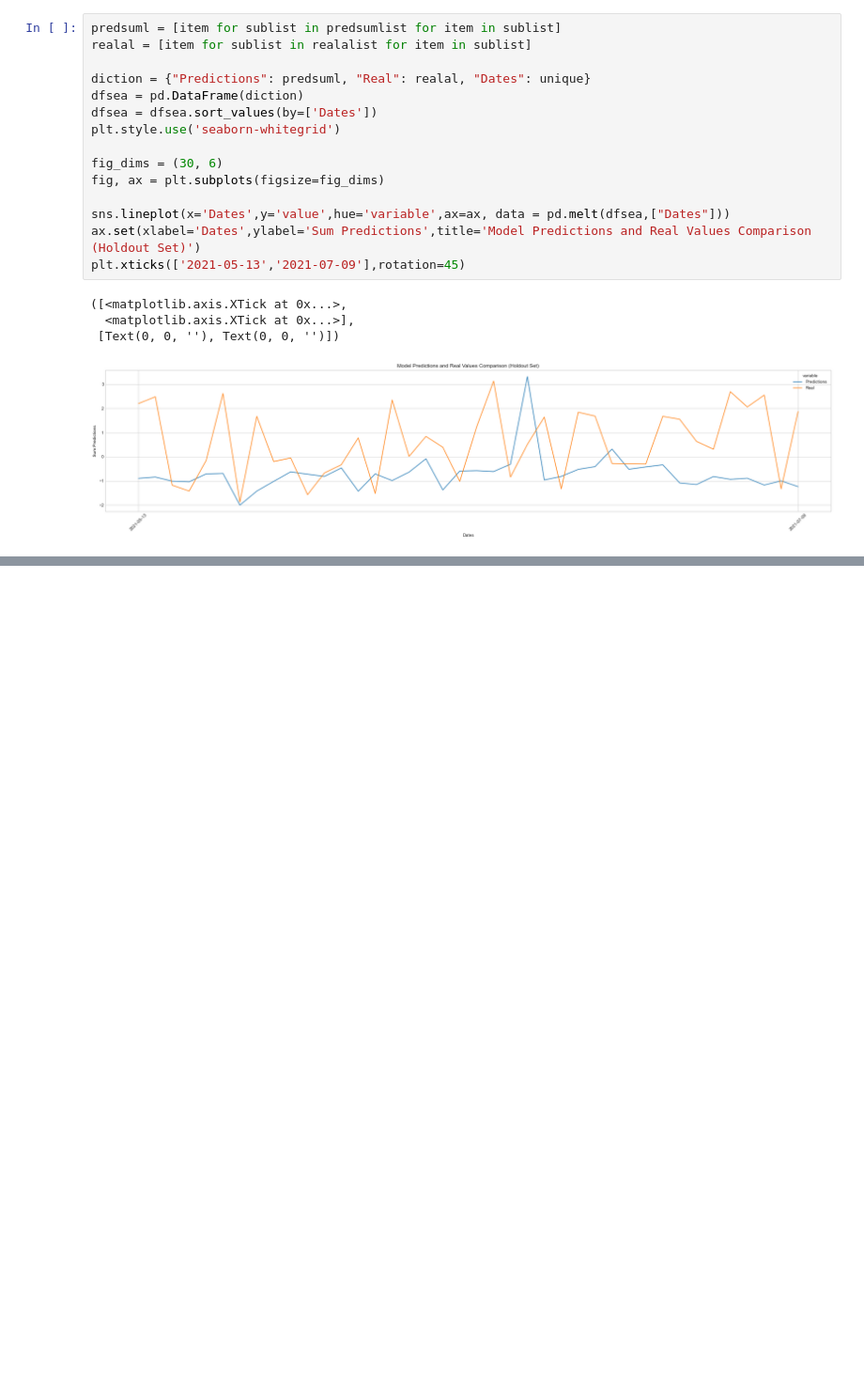
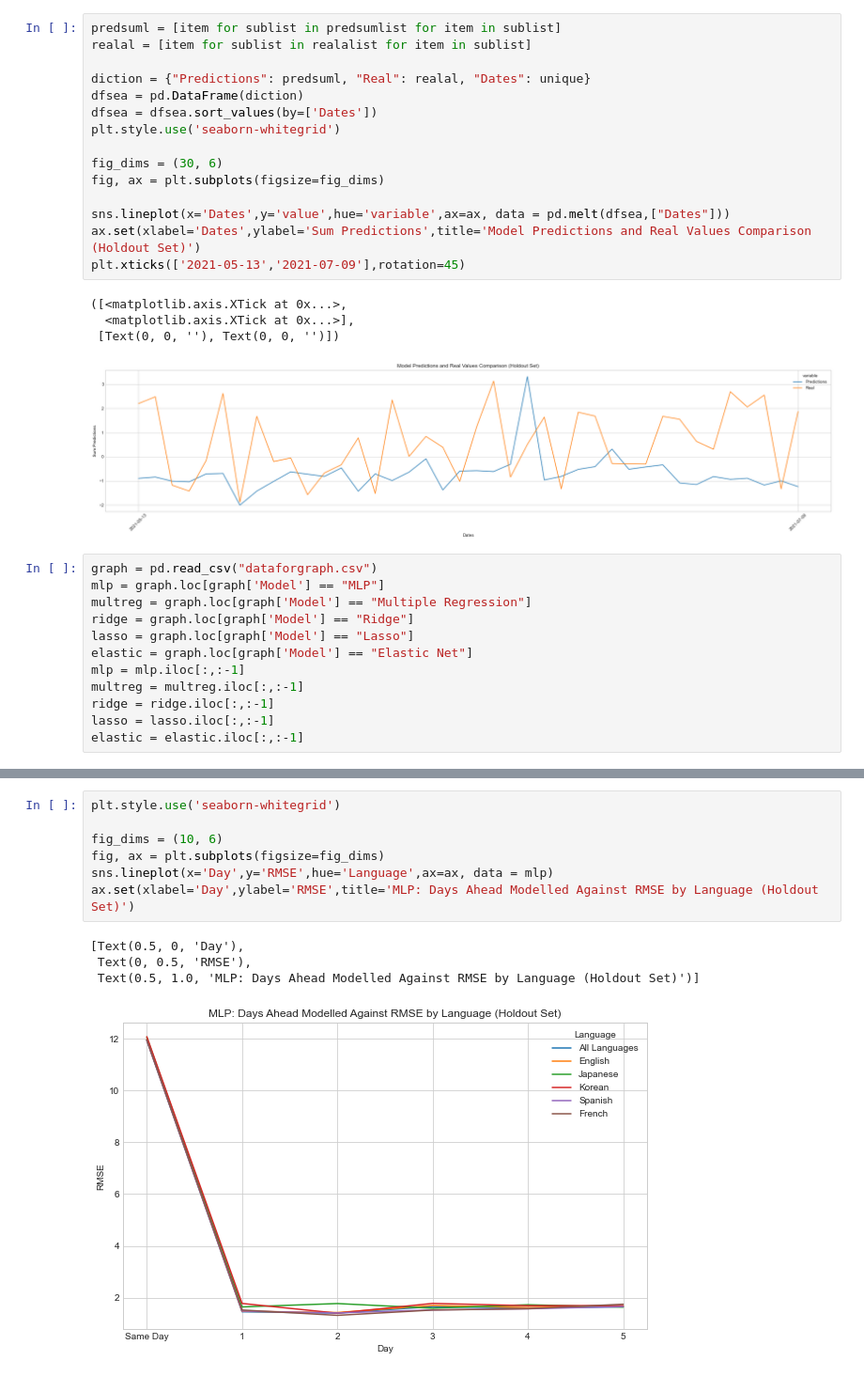
Before and after one commit to nathanindrakumar/Final_Project, a Jupyter notebook: Untitled1.ipynb, the cells around one changed output, grey strips where cells are left out. Shown at 94% size. Saved outputs shown, nothing was run; the diff lists cells and outputs as text; blank space fills up the shorter version.

```diff
--- a/Untitled1.ipynb
+++ b/Untitled1.ipynb
@@ -399,3 +399,15 @@ plt.xticks(['2021-05-13','2021-07-09'],rotation=45)
   <matplotlib.axis.XTick at 0x...>],
  [Text(0, 0, ''), Text(0, 0, '')])
 [figure]
+# %%
+graph = pd.read_csv("dataforgraph.csv")
+mlp = graph.loc[graph['Model'] == "MLP"]
+multreg = graph.loc[graph['Model'] == "Multiple Regression"]
+ridge = graph.loc[graph['Model'] == "Ridge"]
+lasso = graph.loc[graph['Model'] == "Lasso"]
+elastic = graph.loc[graph['Model'] == "Elastic Net"]
+mlp = mlp.iloc[:,:-1]
+multreg = multreg.iloc[:,:-1]
+ridge = ridge.iloc[:,:-1]
+lasso = lasso.iloc[:,:-1]
+elastic = elastic.iloc[:,:-1]
@@ -401,0 +434,12 @@ plt.xticks(['2021-05-13','2021-07-09'],rotation=45)
+# %%
+plt.style.use('seaborn-whitegrid')
+
+fig_dims = (10, 6)
+fig, ax = plt.subplots(figsize=fig_dims)
+sns.lineplot(x='Day',y='RMSE',hue='Language',ax=ax, data = mlp)
+ax.set(xlabel='Day',ylabel='RMSE',title='MLP: Days Ahead Modelled Against RMSE by Language (Holdout Set)')
+# %% [output]
+[Text(0.5, 0, 'Day'),
+ Text(0, 0.5, 'RMSE'),
+ Text(0.5, 1.0, 'MLP: Days Ahead Modelled Against RMSE by Language (Holdout Set)')]
+[figure, added]
```
Also changed, not shown: parts of 5 cells of this notebook, 16 other files.
